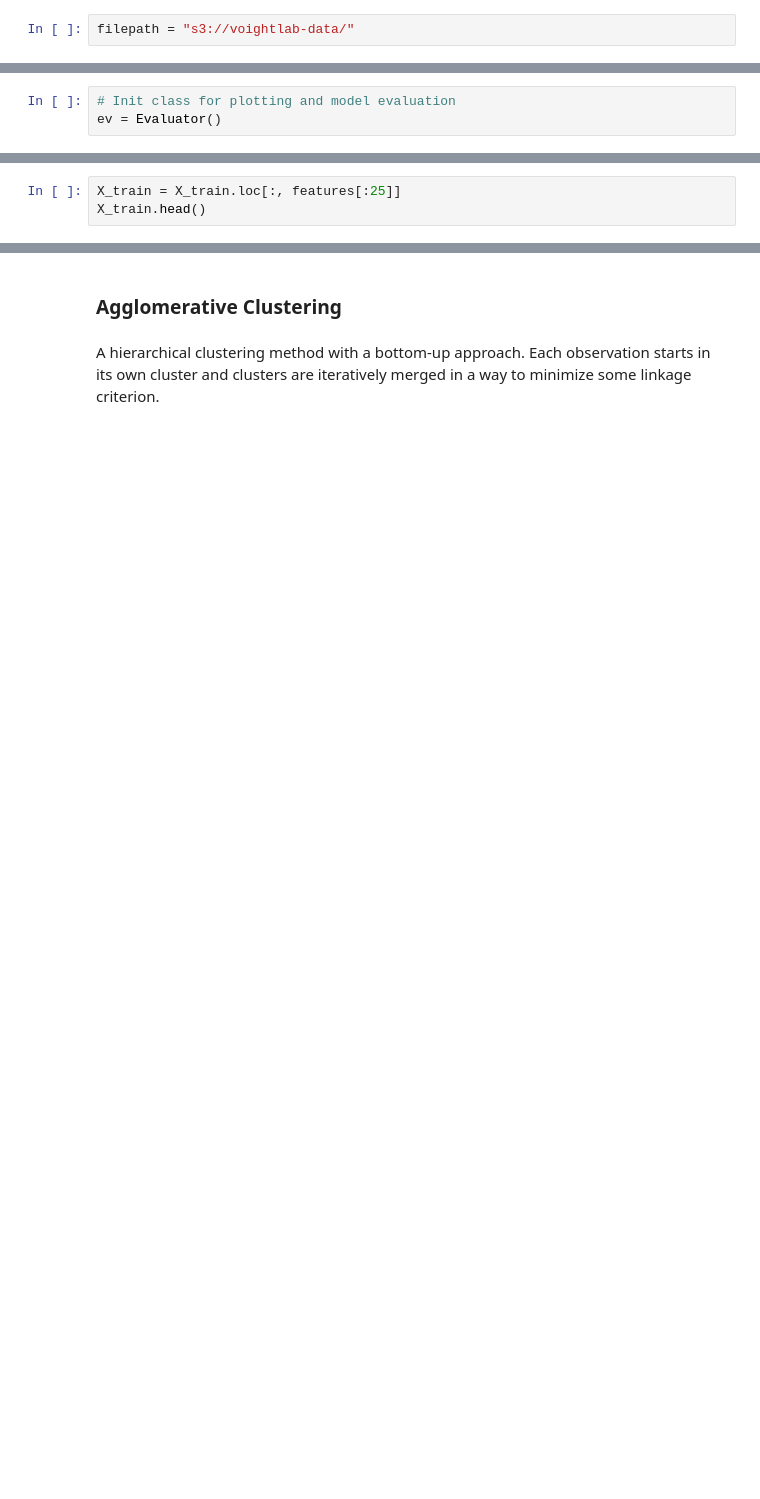
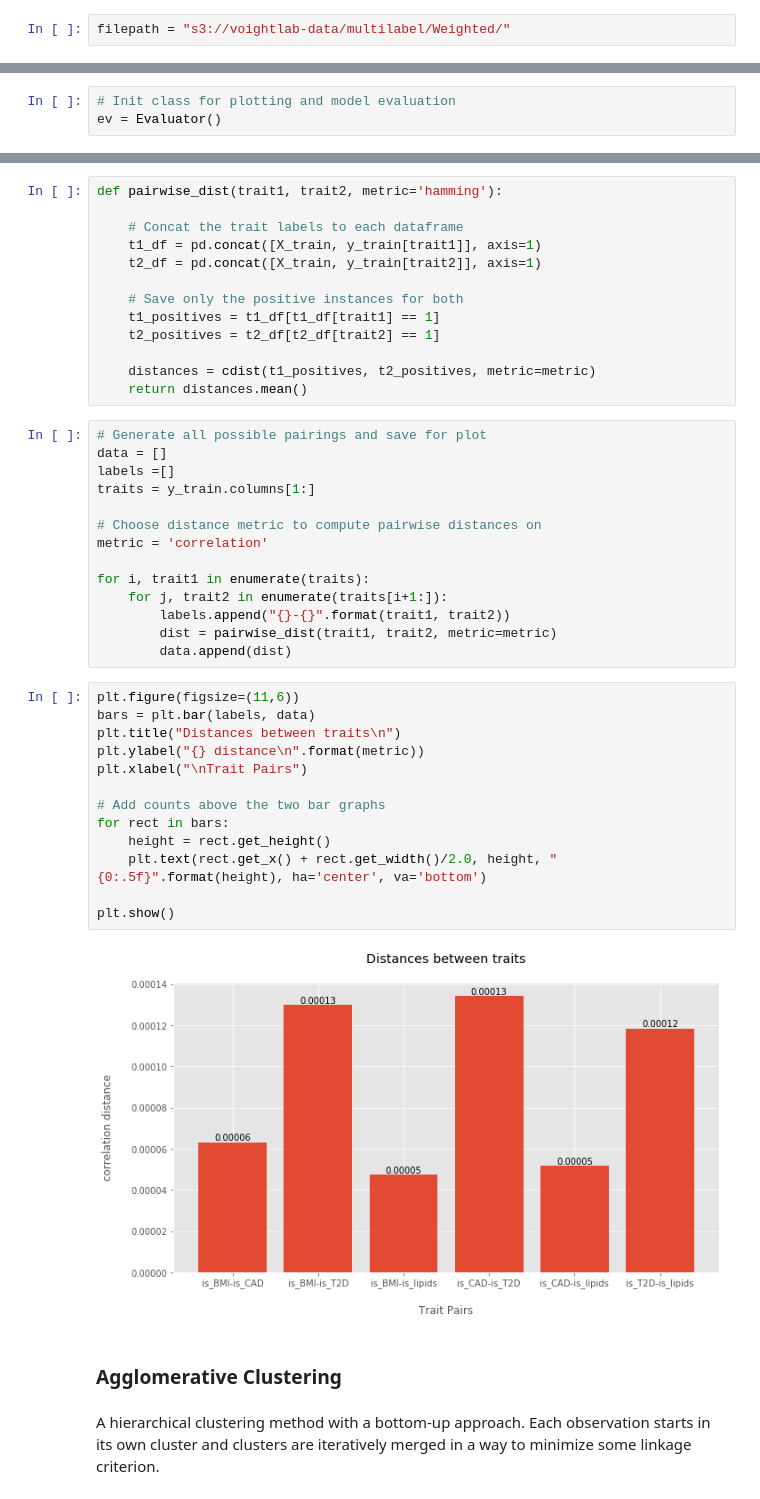
Before and after one commit to kaushik316/T2D_Models, a Jupyter notebook: src/notebooks/Clustering.ipynb, the cells around one changed output, grey strips where cells are left out. Cells and saved outputs as stored; diff of their text form; blank space fills up the shorter version.

```diff
--- a/src/notebooks/Clustering.ipynb
+++ b/src/notebooks/Clustering.ipynb
@@ -25,4 +23,4 @@ sys.path.insert(1, os.path.join(sys.path[0], '..'))
 from Evaluator import Evaluator
 from auth import access_key, secret_key
 # %%
-filepath = "s3://voightlab-data/"
+filepath = "s3://voightlab-data/multilabel/Weighted/"
@@ -58,3 +56,0 @@ features = feature_list[:num_features]
-# %%
-X_train = X_train.loc[:, features[:25]]
-X_train.head()
@@ -139,3 +126,45 @@ def cluster_compare(n_clusters, model, data, metric):
+# %%
+def pairwise_dist(trait1, trait2, metric='hamming'):
+
+    # Concat the trait labels to each dataframe
+    t1_df = pd.concat([X_train, y_train[trait1]], axis=1)
+    t2_df = pd.concat([X_train, y_train[trait2]], axis=1)
+
+    # Save only the positive instances for both
+    t1_positives = t1_df[t1_df[trait1] == 1]
+    t2_positives = t2_df[t2_df[trait2] == 1]
+
+    distances = cdist(t1_positives, t2_positives, metric=metric)
+    return distances.mean()
+# %%
+# Generate all possible pairings and save for plot
+data = []
+labels =[]
+traits = y_train.columns[1:]
+
+# Choose distance metric to compute pairwise distances on
+metric = 'correlation'
+
+for i, trait1 in enumerate(traits):
+    for j, trait2 in enumerate(traits[i+1:]):
+        labels.append("{}-{}".format(trait1, trait2))
+        dist = pairwise_dist(trait1, trait2, metric=metric)
+        data.append(dist)
+# %%
+plt.figure(figsize=(11,6))
+bars = plt.bar(labels, data)
+plt.title("Distances between traits\n")
+plt.ylabel("{} distance\n".format(metric))
+plt.xlabel("\nTrait Pairs")
+
+# Add counts above the two bar graphs
+for rect in bars:
+    height = rect.get_height()
+    plt.text(rect.get_x() + rect.get_width()/2.0, height, "{0:.5f}".format(height), ha='center', va='bottom')
+
+plt.show()
+# %% [output]
+[figure, added]
 # %% [markdown]
 ### Agglomerative Clustering
 # %% [markdown]
```
Also changed, not shown: parts of 21 cells of this notebook, 4 other files.
